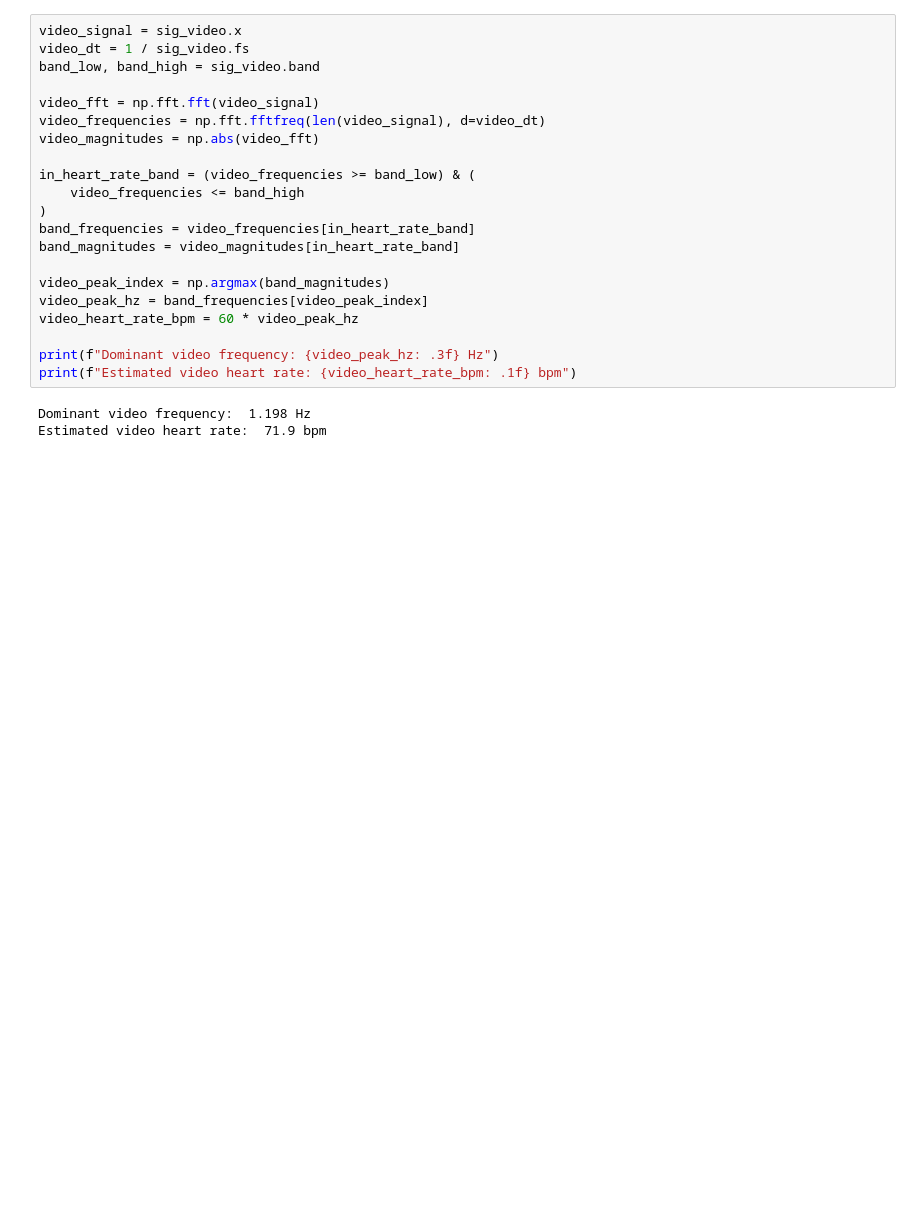
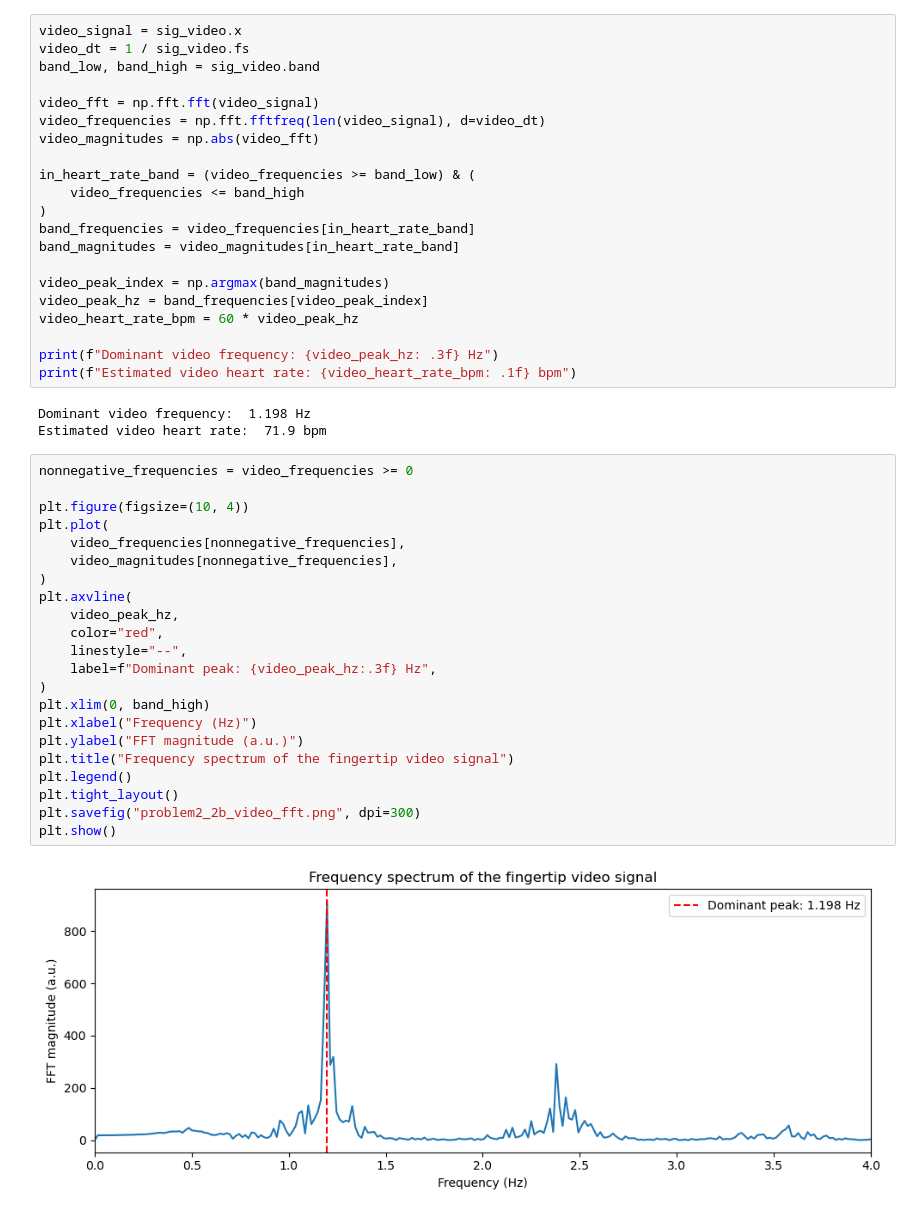
Before and after one commit to Crystal513/MPHY0058-Heart-Rate-Project, a Jupyter notebook: heart_rate analysis.ipynb, the cells around one changed output. Drawn from its saved outputs; the diff is of its cells as text; blank space fills up the shorter version.

Commit message:
Plot the video frequency spectrum

```diff
--- a/heart_rate analysis.ipynb
+++ b/heart_rate analysis.ipynb
@@ -238,3 +238,27 @@ print(f"Estimated video heart rate: {video_heart_rate_bpm: .1f} bpm")
 # %% [output]
 Dominant video frequency:  1.198 Hz
 Estimated video heart rate:  71.9 bpm
+# %%
+nonnegative_frequencies = video_frequencies >= 0
+
+plt.figure(figsize=(10, 4))
+plt.plot(
+    video_frequencies[nonnegative_frequencies],
+    video_magnitudes[nonnegative_frequencies],
+)
+plt.axvline(
+    video_peak_hz,
+    color="red",
+    linestyle="--",
+    label=f"Dominant peak: {video_peak_hz:.3f} Hz",
+)
+plt.xlim(0, band_high)
+plt.xlabel("Frequency (Hz)")
+plt.ylabel("FFT magnitude (a.u.)")
+plt.title("Frequency spectrum of the fingertip video signal")
+plt.legend()
+plt.tight_layout()
+plt.savefig("problem2_2b_video_fft.png", dpi=300)
+plt.show()
+# %% [output]
+[figure, added]
```
Also changed, not shown: 1 other file.
